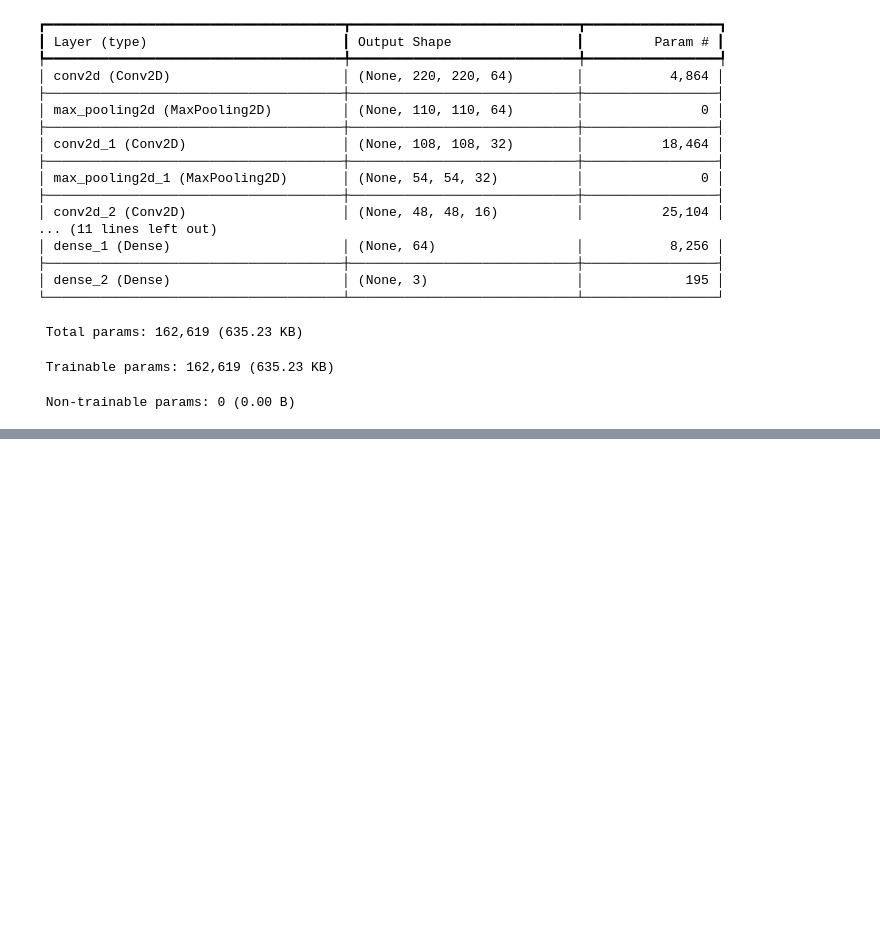
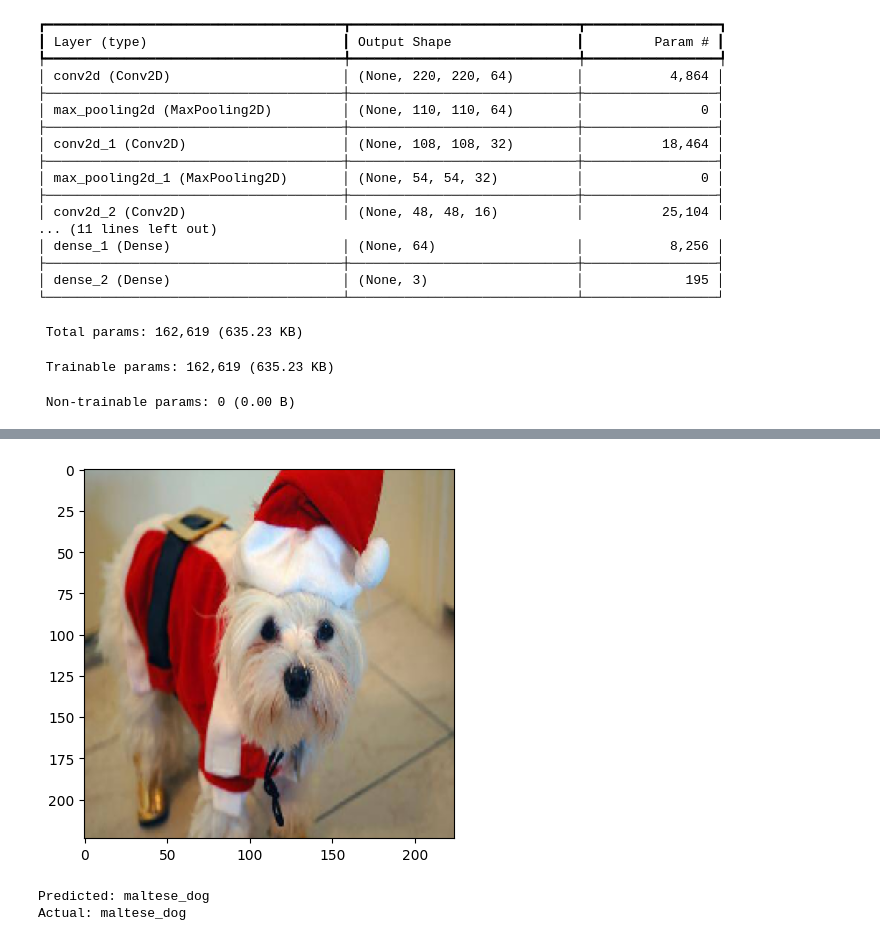
Before and after one commit to BuKarData/dogbreedpredictions, a Jupyter notebook: DogBreedprediction.ipynb, the cells around one changed output, grey strips where cells are left out. Drawn from its saved outputs; the diff is of its cells as text; code cells hidden in the pictures; blank space fills up the shorter version.

```diff
--- a/DogBreedprediction.ipynb
+++ b/DogBreedprediction.ipynb
@@ -250,7 +251,7 @@ X_train_and_val, X_test, y_train_and_val, y_test = train_test_split(X_data, y_da
 X_train, X_val, y_train, y_val = train_test_split(X_train_and_val, y_train_and_val, test_size = 0.2)
 # %%
 #training the model
-epochs = 100
+epochs = 30
 batch_size = 128
 
 history = model.fit(X_train, y_train, batch_size = batch_size, epochs = epochs, validation_data = (X_val, y_val))
@@ -291,0 +297,9 @@ plt.show()
+# %%
+plt.imshow(X_test[1,:,:,:])
+plt.show()
+print('Predicted:', labels['breed'][np.argmax(y_test[1])])
+print('Actual:', labels['breed'][np.argmax(Y_pred[1])])
+# %% [output]
+[figure, added]
+Predicted: maltese_dog
+Actual: maltese_dog
```
Also changed, not shown: parts of 9 cells of this notebook.
